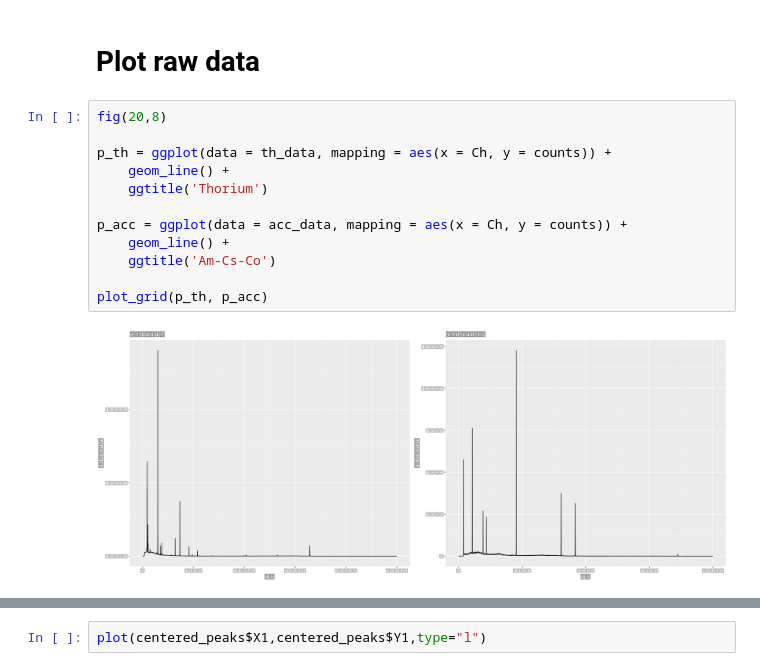
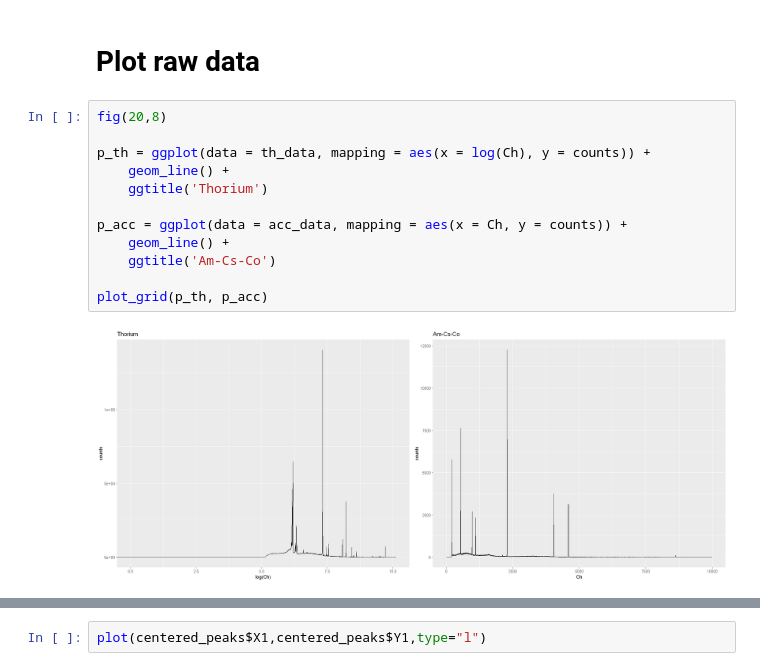
Before and after one commit to jtfreitas/AdSt_project, a Jupyter notebook: jf_nb.ipynb, the cells around one changed output, grey strips where cells are left out. Cells and saved outputs as stored; diff of their text form.

```diff
--- a/jf_nb.ipynb
+++ b/jf_nb.ipynb
@@ -69,17 +51,17 @@ Loading required package: showtextdb
 # %%
 fig(20,8)
 
-p_th = ggplot(data = th_data, mapping = aes(x = Ch, y = counts)) +
+p_th = ggplot(data = th_data, mapping = aes(x = log(Ch), y = counts)) +
     geom_line() +
     ggtitle('Thorium')
 
 p_acc = ggplot(data = acc_data, mapping = aes(x = Ch, y = counts)) +
     geom_line() +
     ggtitle('Am-Cs-Co')
 
 plot_grid(p_th, p_acc)
 # %% [output]
-[figure, old version]
+[figure, new version]
 # %%
 #Functions to probe peaks and output dataframe with each peak centered and presented as a column.
 
```
Also changed, not shown: parts of 11 cells of this notebook, 13 other files.
